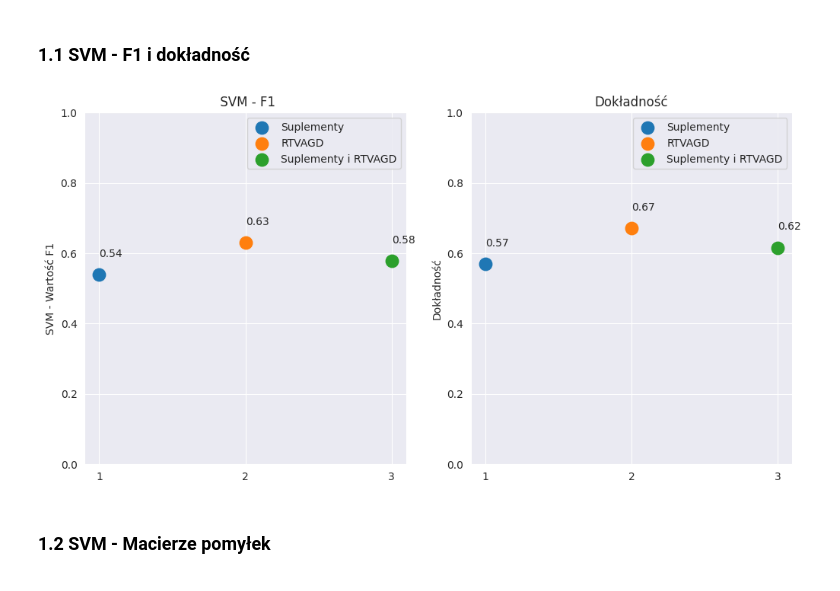
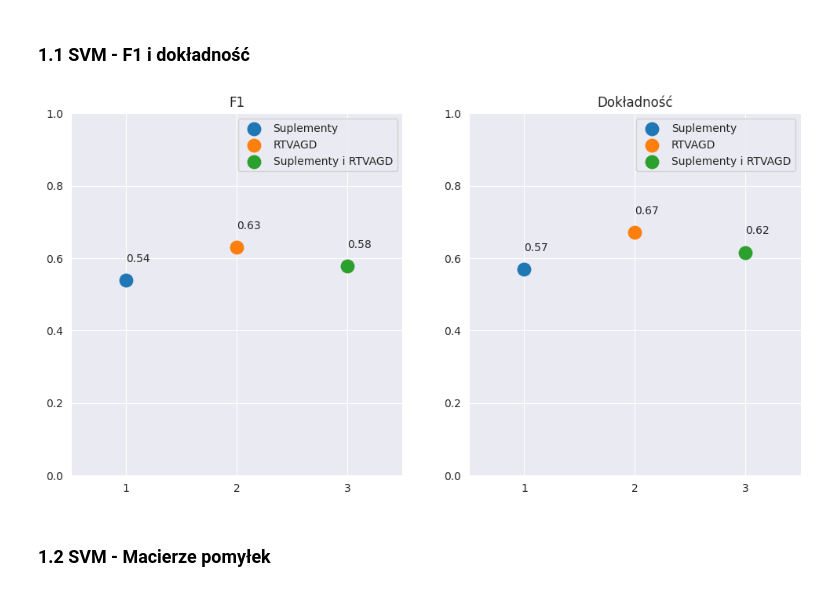
Before and after one commit to 13Dominik/engineering_thesis, a Jupyter notebook: project.ipynb, the cells around one changed output. Cells and saved outputs as stored; diff of their text form; code cells hidden in the pictures.

```diff
--- a/project.ipynb
+++ b/project.ipynb
@@ -471,29 +472,28 @@ acc_merged = accuracy_score(y_merged_test, y_merged_pred)
 # %%
 fig, (ax1, ax2) = plt.subplots(1, 2, figsize=(12, 6))
 ax1.scatter(1, f1_supp, s=140,  label="Suplementy")
 ax1.scatter(2, f1_rtvagd,s=140, label="RTVAGD")
 ax1.scatter(3, f1_merged, s=140,label="Suplementy i RTVAGD")
-ax1.set_title(" SVM - F1")
-ax1.set_ylabel("SVM - Wartość F1")
+ax1.set_title("F1")
 ax1.annotate(round(f1_supp, 2), (1, f1_supp + 0.05))
 ax1.annotate(round(f1_rtvagd, 2), (2, f1_rtvagd + 0.05))
 ax1.annotate(round(f1_merged, 2), (3, f1_merged + 0.05))
+ax1.set_xlim([0.5, 3.5])
 
 ax2.scatter(1, acc_supp,s=140, label="Suplementy")
 ax2.scatter(2, acc_rtvagd,s=140, label="RTVAGD")
 ax2.scatter(3, acc_merged, s=140,label="Suplementy i RTVAGD")
 ax2.set_title("Dokładność")
-ax2.set_ylabel("Dokładność")
 ax2.annotate(round(acc_supp, 2), (1, acc_supp + 0.05))
 ax2.annotate(round(acc_rtvagd, 2), (2, acc_rtvagd + 0.05))
 ax2.annotate(round(acc_merged, 2), (3, acc_merged + 0.05))
-
+ax2.set_xlim([0.5, 3.5])
 for ax in (ax1, ax2):
     ax.set_ylim([0, 1])
     ax.set_xticks([1,2,3])
     ax.legend()
 # %% [output]
-[figure, old version]
+[figure, new version]
 # %% [markdown]
 ### 1.2 SVM - Macierze pomyłek
 # %%
```
Also changed, not shown: parts of 17 cells of this notebook.
